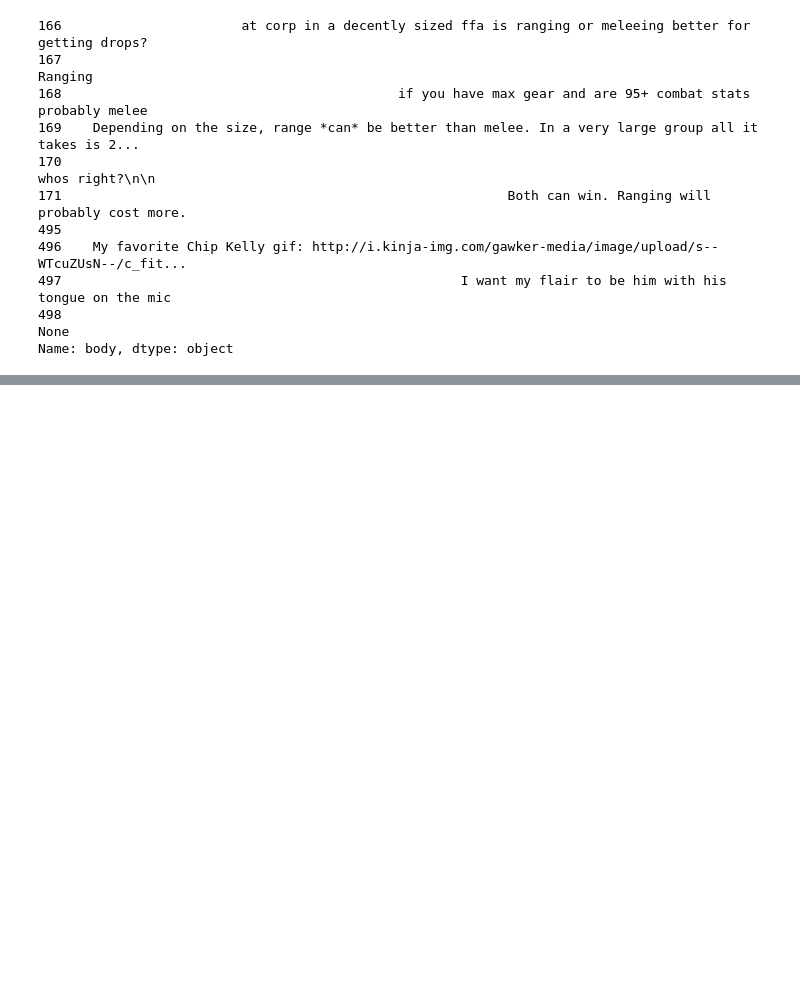
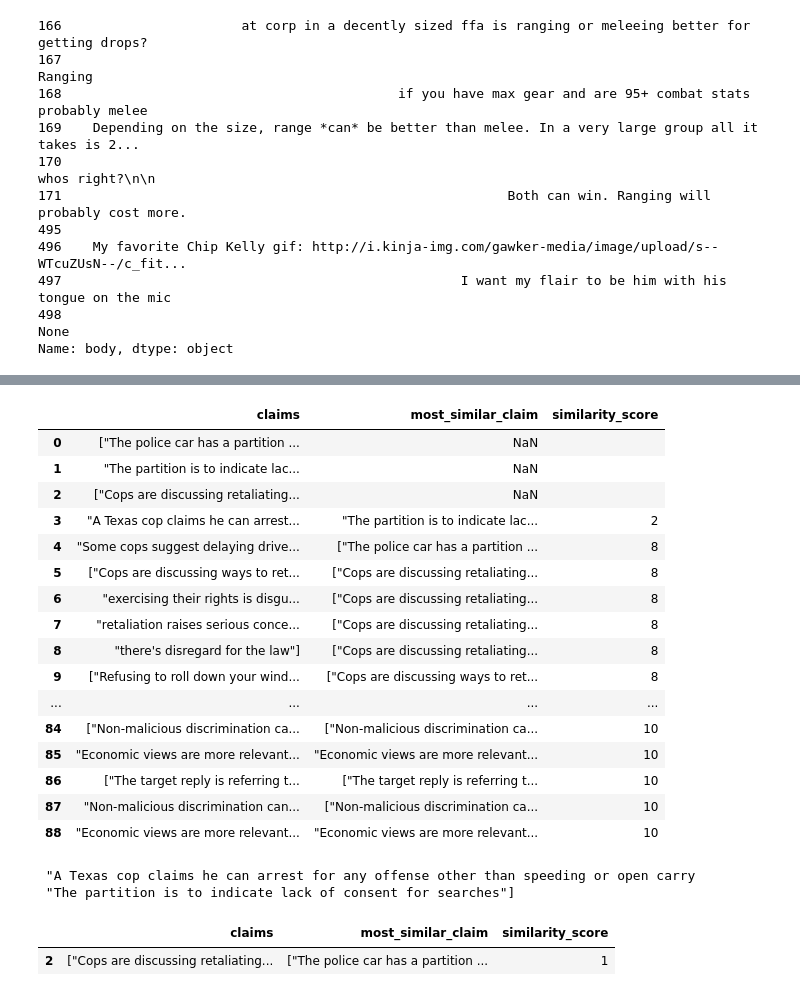
Before and after one commit to cl-trier/TWON-Exploration, a Jupyter notebook: 36--Expansion-Difference-Diversity-of-Coarse-Discourse.ipynb, the cells around one changed output, grey strips where cells are left out. Drawn from its saved outputs; the diff is of its cells as text; code cells hidden in the pictures; blank space fills up the shorter version.

```diff
--- a/36--Expansion-Difference-Diversity-of-Coarse-Discourse.ipynb
+++ b/36--Expansion-Difference-Diversity-of-Coarse-Discourse.ipynb
@@ -1519,0 +1778,9 @@ SYSTEM_expansion: str = \
+# %%
+claims.loc[:, 'most_similar_claim_index'] = claims.most_similar_claim_index.replace("", 9999).astype(int)
+#join the claim of the most similar claim to the dataset:
+claims = pd.merge(claims, claims.loc[:,['claim_index', 'claims']], how='left', left_on='most_similar_claim_index', right_on='claim_index')
+# Rename the column 'most_similar_claim_index' to 'most similar claim'
+claims = claims.rename(columns={'claims_y': 'most_similar_claim', 'claim_index_x': 'claim_index', 'claims_x': 'claims'})
+
+# Drop the 'claim_index_y' column if it exists
+claims = claims.drop(columns=['claim_index_y'], errors='ignore')
@@ -1519,0 +1808,26 @@ SYSTEM_expansion: str = \
+# %%
+claims.loc[:, ['claims', 'most_similar_claim', 'similarity_score']]
+# %% [output]
+|  | claims | most_similar_claim | similarity_score |
+| 0 | ["The police car has a partition ... | NaN |  |
+| 1 | "The partition is to indicate lac... | NaN |  |
+| 2 | ["Cops are discussing retaliating... | NaN |  |
+| 3 | "A Texas cop claims he can arrest... | "The partition is to indicate lac... | 2 |
+| 4 | "Some cops suggest delaying drive... | ["The police car has a partition ... | 8 |
+| 5 | ["Cops are discussing ways to ret... | ["Cops are discussing retaliating... | 8 |
+| 6 | "exercising their rights is disgu... | ["Cops are discussing retaliating... | 8 |
+| 7 | "retaliation raises serious conce... | ["Cops are discussing retaliating... | 8 |
+| 8 | "there's disregard for the law"] | ["Cops are discussing retaliating... | 8 |
+| 9 | ["Refusing to roll down your wind... | ["Cops are discussing ways to ret... | 8 |
+| ... | ... | ... | ... |
+| 84 | ["Non-malicious discrimination ca... | ["Non-malicious discrimination ca... | 10 |
+| 85 | "Economic views are more relevant... | "Economic views are more relevant... | 10 |
+| 86 | ["The target reply is referring t... | ["The target reply is referring t... | 10 |
+| 87 | "Non-malicious discrimination can... | ["Non-malicious discrimination ca... | 10 |
+| 88 | "Economic views are more relevant... | "Economic views are more relevant... | 10 |
+# %%
+print(claims.iloc[3].claims)
+print(claims.iloc[1].claims)
+# %% [output]
+ "A Texas cop claims he can arrest for any offense other than speeding or open carry
+ "The partition is to indicate lack of consent for searches"]
@@ -1519,0 +1836,6 @@ SYSTEM_expansion: str = \
+# %%
+#let's look at the one dissimilar claim:
+claims.loc[claims.similarity_score=='1', :].loc[:, ['claims', 'most_similar_claim', 'similarity_score']]
+# %% [output]
+|  | claims | most_similar_claim | similarity_score |
+| 2 | ["Cops are discussing retaliating... | ["The police car has a partition ... | 1 |
```
Also changed, not shown: parts of 41 cells of this notebook, 8 other files.
